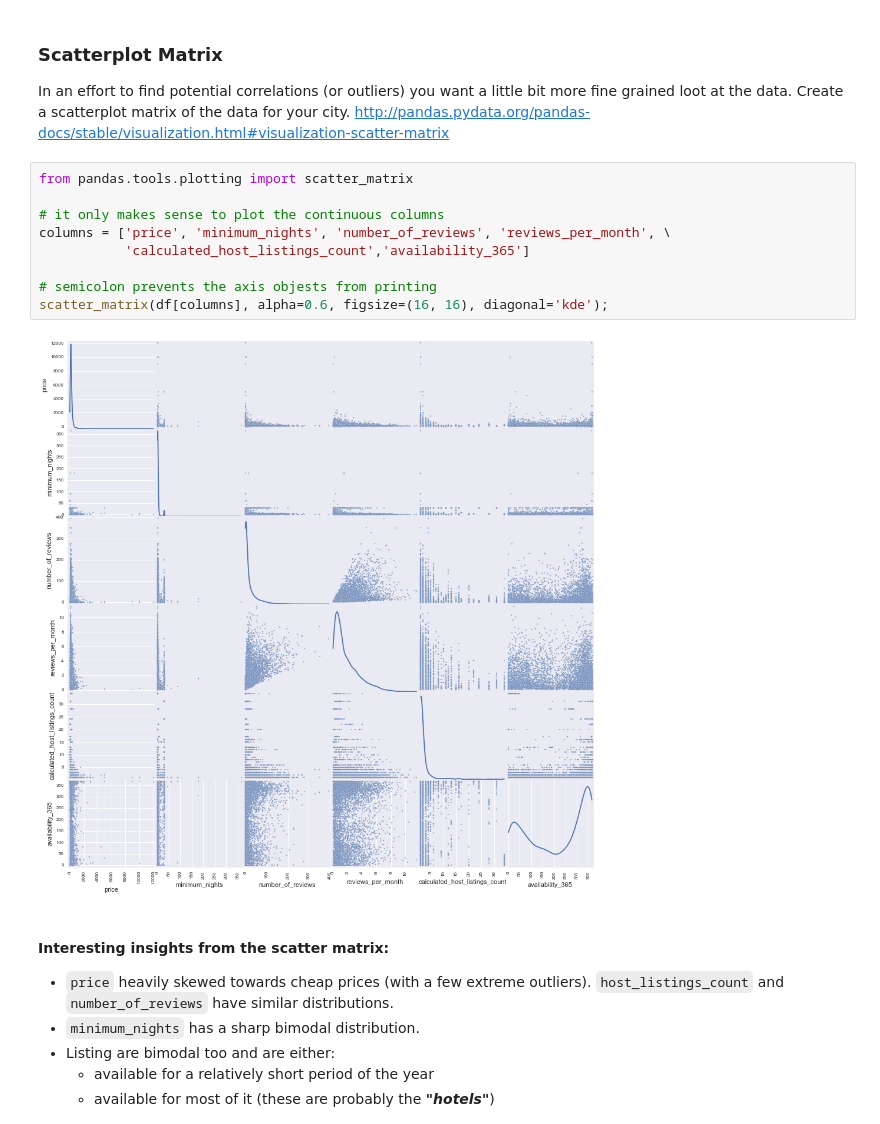
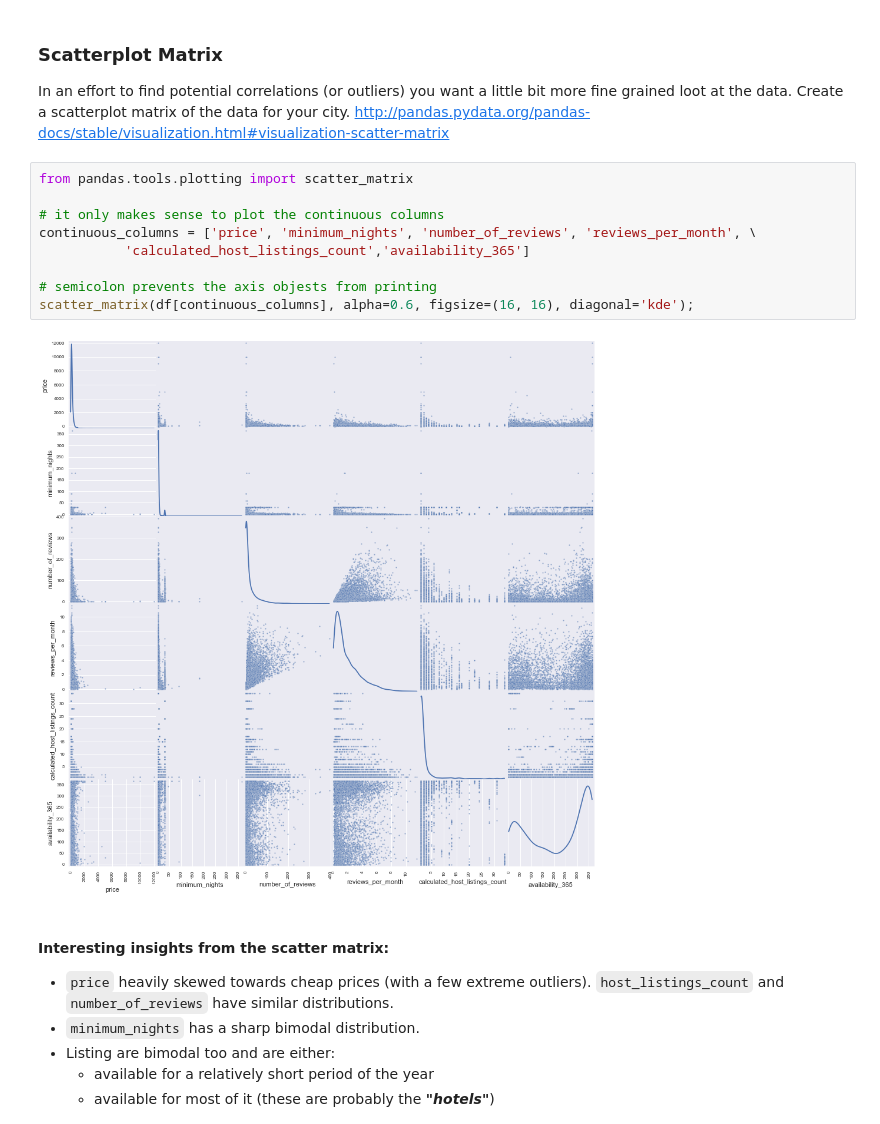
Before and after one commit to Jay-Oh-eN/courses, a Jupyter notebook: notebooks/2016-04-07-airbnb-eda.ipynb, the cells around one changed output. Cells and saved outputs as stored; diff of their text form.

```diff
--- a/notebooks/2016-04-07-airbnb-eda.ipynb
+++ b/notebooks/2016-04-07-airbnb-eda.ipynb
@@ -214,14 +244,14 @@ In an effort to find potential correlations (or outliers) you want a little bit
 # %%
 from pandas.tools.plotting import scatter_matrix
 
 # it only makes sense to plot the continuous columns
-columns = ['price', 'minimum_nights', 'number_of_reviews', 'reviews_per_month', \
+continuous_columns = ['price', 'minimum_nights', 'number_of_reviews', 'reviews_per_month', \
            'calculated_host_listings_count','availability_365']
 
 # semicolon prevents the axis objests from printing
-scatter_matrix(df[columns], alpha=0.6, figsize=(16, 16), diagonal='kde');
+scatter_matrix(df[continuous_columns], alpha=0.6, figsize=(16, 16), diagonal='kde');
 # %% [output]
-[figure, old version]
+[figure, new version]
 # %% [markdown]
 #### Interesting insights from the scatter matrix:
 
```
Also changed, not shown: parts of 20 cells of this notebook, 2 other files.
